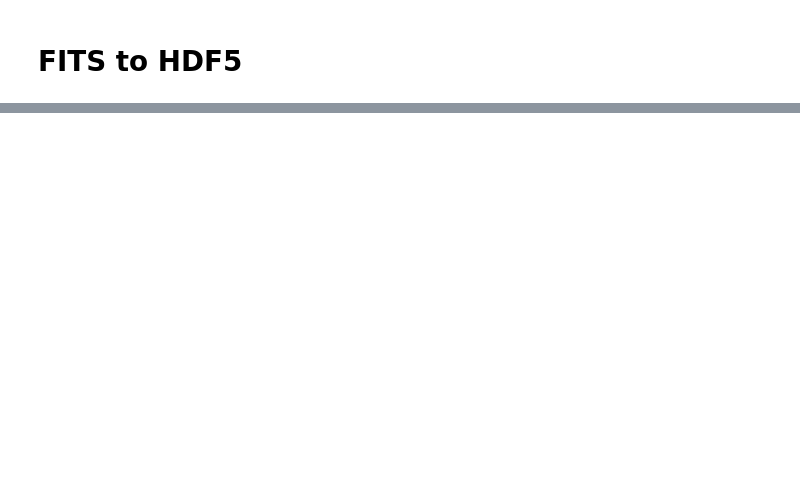
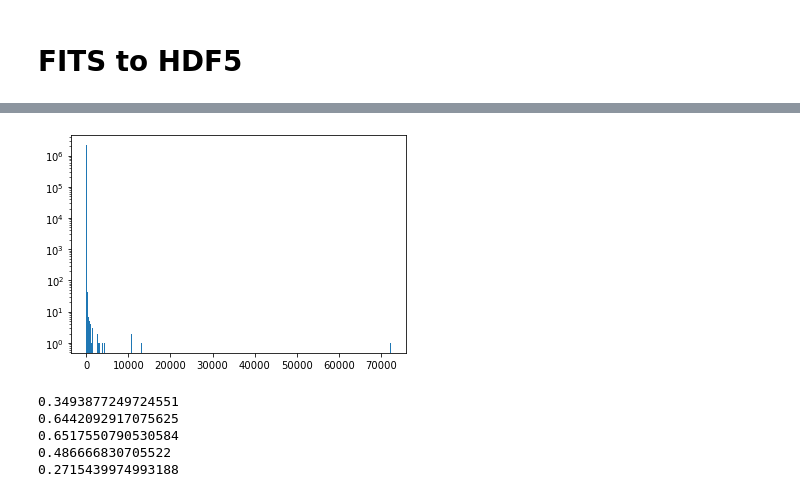
Before and after one commit to rbgdet/CSPZ, a Jupyter notebook: notebooks/FITStoHDF5.ipynb, the cells around one changed output, grey strips where cells are left out. Drawn from its saved outputs; the diff is of its cells as text; code cells hidden in the pictures; blank space fills up the shorter version.

```diff
--- a/notebooks/FITStoHDF5.ipynb
+++ b/notebooks/FITStoHDF5.ipynb
@@ -56,5 +85,28 @@ for band in bandlist:
 # %%
 tiles = np.unique(np.array(data['TILENAME']))
+# %%
+plt.yscale('log')
+a = plt.hist(datametacal['MAGERR_AUTO_G'], bins=1000)
+# %% [output]
+[figure, added]
+# %%
+maxerr=.1
+mask1 = datametacal['MAGERR_AUTO_G']<maxerr
+mask2 = datametacal['MAGERR_AUTO_R']<maxerr
+mask3 = datametacal['MAGERR_AUTO_I']<maxerr
+mask4 = datametacal['MAGERR_AUTO_Z']<maxerr
+errmask = np.logical_and(np.logical_and(mask1, mask2), np.logical_and(mask3, mask4))
+print(mask1.sum()/datametacal['MAGERR_AUTO_G'].size)
+print(mask2.sum()/datametacal['MAGERR_AUTO_G'].size)
+print(mask3.sum()/datametacal['MAGERR_AUTO_G'].size)
+print(mask4.sum()/datametacal['MAGERR_AUTO_G'].size)
+print(errmask.sum()/datametacal['MAGERR_AUTO_G'].size)
+# %% [output]
+0.3493877249724551
+0.6442092917075625
+0.6517550790530584
+0.486666830705522
+0.2715439974993188
 # %%
 #creating the table to be converted
 for tile in np.unique(data['TILENAME']):
```
Also changed, not shown: parts of 18 cells of this notebook, 5 other files.
